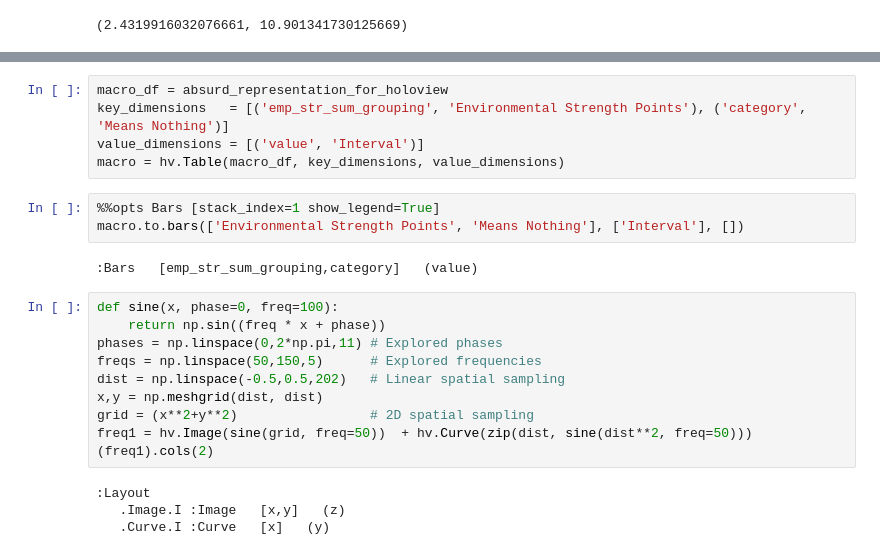
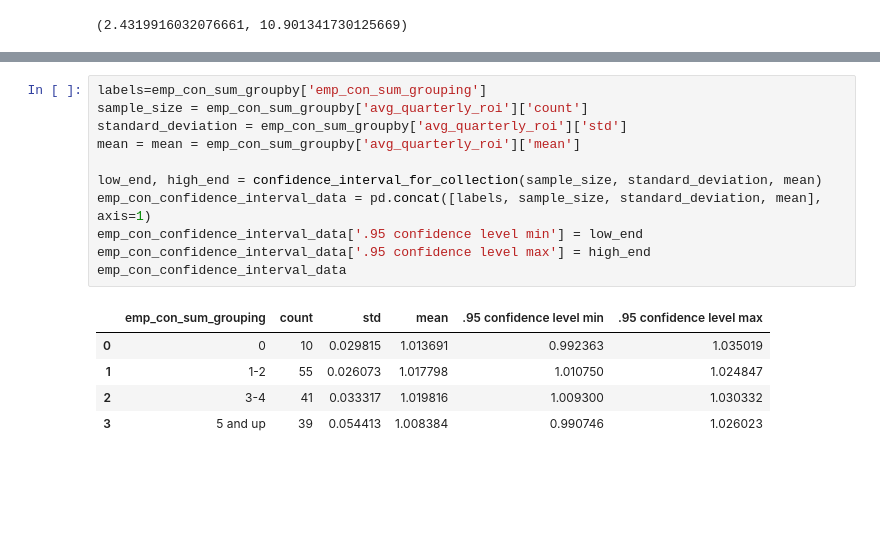
Before and after one commit to chelseatroy/fund_scale, a Jupyter notebook: data_explo/Exploring S&P Ethical Index Data.ipynb, the cells around one changed output, grey strips where cells are left out. Saved outputs shown, nothing was run; the diff lists cells and outputs as text; blank space fills up the shorter version.

```diff
--- a/data_explo/Exploring S&P Ethical Index Data.ipynb
+++ b/data_explo/Exploring S&P Ethical Index Data.ipynb
@@ -657,24 +597,17 @@ hv.extension('matplotlib')
-# %%
-macro_df = absurd_representation_for_holoview
-key_dimensions   = [('emp_str_sum_grouping', 'Environmental Strength Points'), ('category', 'Means Nothing')]
-value_dimensions = [('value', 'Interval')]
-macro = hv.Table(macro_df, key_dimensions, value_dimensions)
-# %%
-%%opts Bars [stack_index=1 show_legend=True]
-macro.to.bars(['Environmental Strength Points', 'Means Nothing'], ['Interval'], [])
-# %% [output]
-:Bars   [emp_str_sum_grouping,category]   (value)
-# %%
-def sine(x, phase=0, freq=100):
-    return np.sin((freq * x + phase))
-phases = np.linspace(0,2*np.pi,11) # Explored phases
-freqs = np.linspace(50,150,5)      # Explored frequencies
-dist = np.linspace(-0.5,0.5,202)   # Linear spatial sampling
-x,y = np.meshgrid(dist, dist)
-grid = (x**2+y**2)                 # 2D spatial sampling
-freq1 = hv.Image(sine(grid, freq=50))  + hv.Curve(zip(dist, sine(dist**2, freq=50)))
-(freq1).cols(2)
-# %% [output]
-:Layout
-   .Image.I :Image   [x,y]   (z)
-   .Curve.I :Curve   [x]   (y)
+# %%
+labels=emp_con_sum_groupby['emp_con_sum_grouping']
+sample_size = emp_con_sum_groupby['avg_quarterly_roi']['count']
+standard_deviation = emp_con_sum_groupby['avg_quarterly_roi']['std']
+mean = mean = emp_con_sum_groupby['avg_quarterly_roi']['mean']
+
+low_end, high_end = confidence_interval_for_collection(sample_size, standard_deviation, mean)
+emp_con_confidence_interval_data = pd.concat([labels, sample_size, standard_deviation, mean], axis=1)
+emp_con_confidence_interval_data['.95 confidence level min'] = low_end
+emp_con_confidence_interval_data['.95 confidence level max'] = high_end
+emp_con_confidence_interval_data
+# %% [output]
+|  | emp_con_sum_grouping | count | std | mean | .95 confidence level min | .95 confidence level max |
+| 0 | 0 | 10 | 0.029815 | 1.013691 | 0.992363 | 1.035019 |
+| 1 | 1-2 | 55 | 0.026073 | 1.017798 | 1.010750 | 1.024847 |
+| 2 | 3-4 | 41 | 0.033317 | 1.019816 | 1.009300 | 1.030332 |
+| 3 | 5 and up | 39 | 0.054413 | 1.008384 | 0.990746 | 1.026023 |
```
Also changed, not shown: parts of 17 cells of this notebook.
